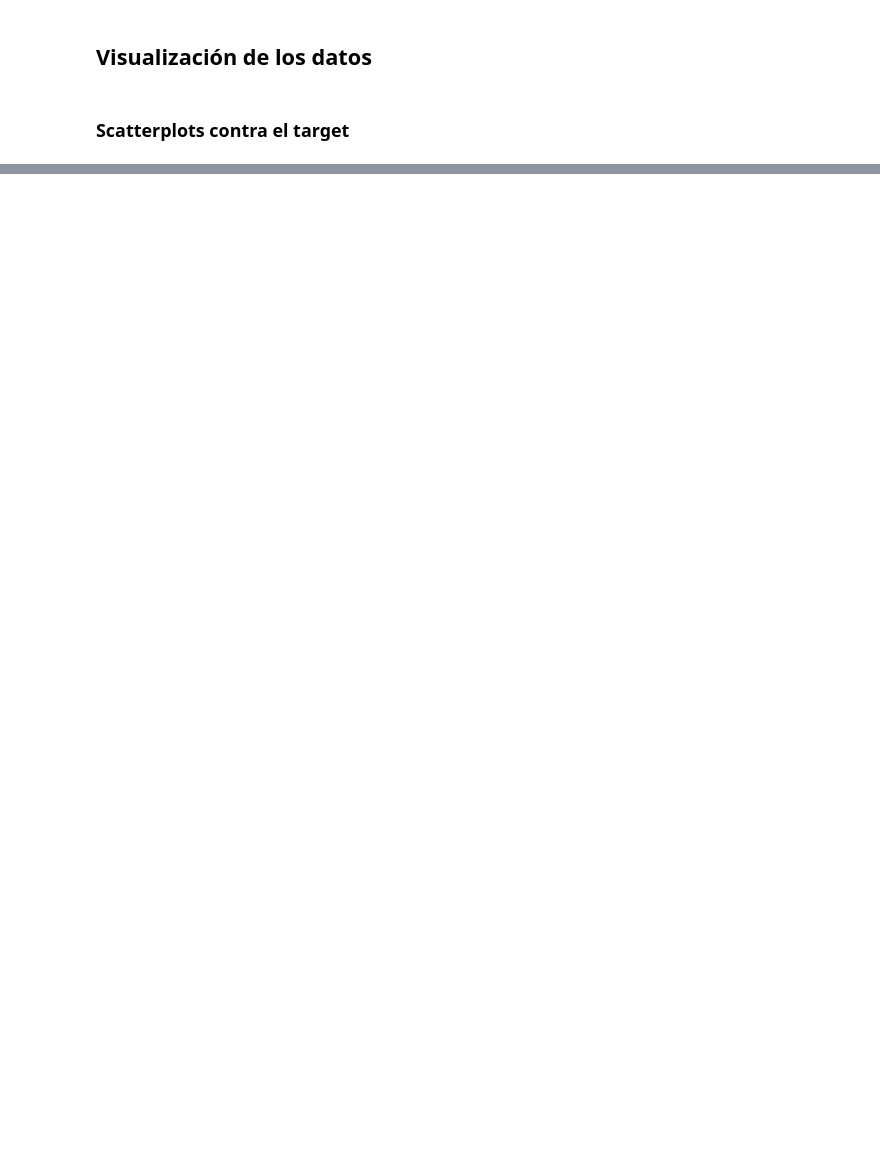
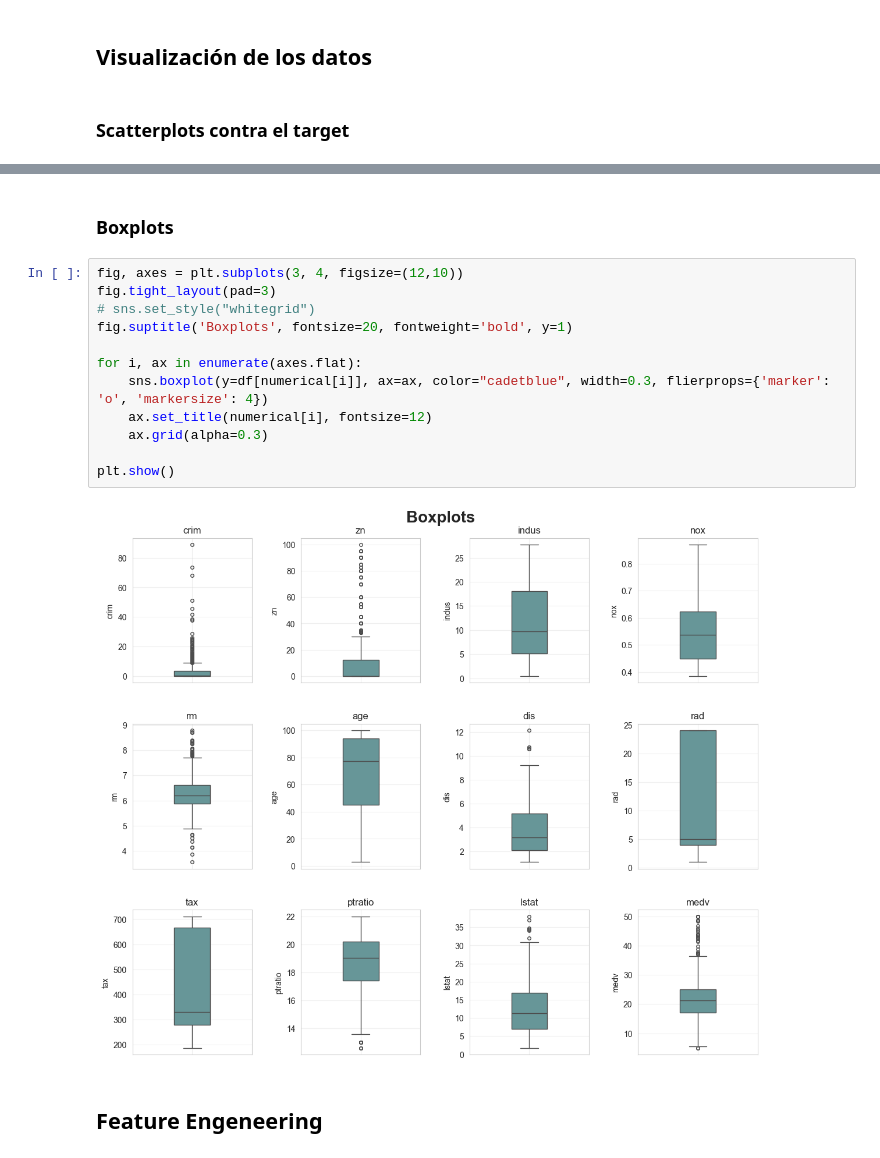
Before and after one commit to luisejdm/Aprendizaje_Estadistico, a Jupyter notebook: Examenes/Práctico/Examen1_practico.ipynb, the cells around one changed output, grey strips where cells are left out. Saved outputs shown, nothing was run; the diff lists cells and outputs as text; blank space fills up the shorter version.

```diff
--- a/Examenes/Práctico/Examen1_practico.ipynb
+++ b/Examenes/Práctico/Examen1_practico.ipynb
@@ -105,0 +144,18 @@ plt.show()
+# %% [markdown]
+### Boxplots
+# %%
+fig, axes = plt.subplots(3, 4, figsize=(12,10))
+fig.tight_layout(pad=3)
+# sns.set_style("whitegrid")
+fig.suptitle('Boxplots', fontsize=20, fontweight='bold', y=1)
+
+for i, ax in enumerate(axes.flat):
+    sns.boxplot(y=df[numerical[i]], ax=ax, color="cadetblue", width=0.3, flierprops={'marker': 'o', 'markersize': 4})
+    ax.set_title(numerical[i], fontsize=12)
+    ax.grid(alpha=0.3)
+
+plt.show()
+# %% [output]
+[figure, added]
+# %% [markdown]
+## Feature Engeneering
```
Also changed, not shown: parts of 6 cells of this notebook.
